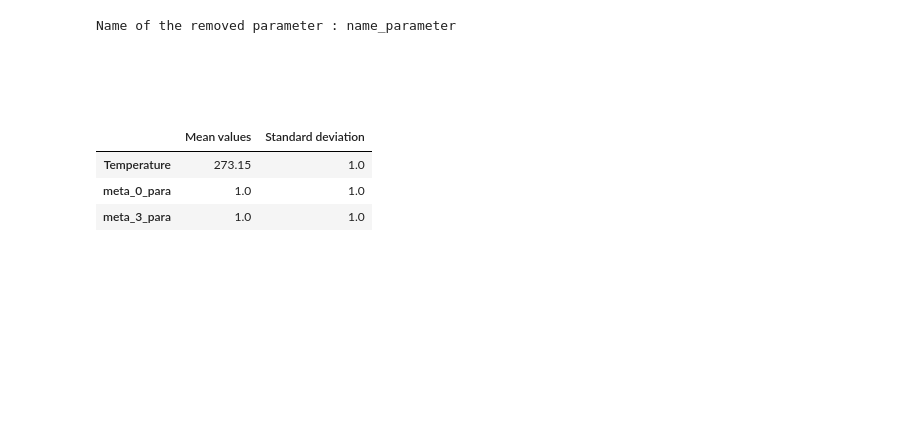
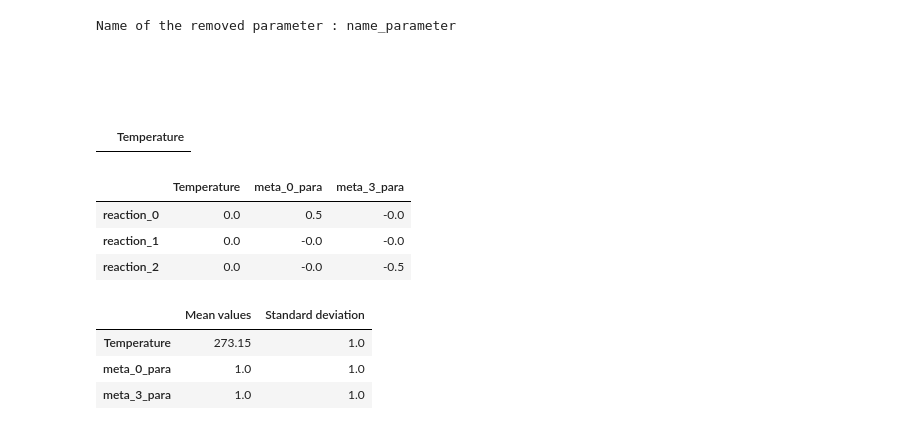
Before and after one commit to tuturax/BadAss, a Jupyter notebook: test_class.ipynb, the cells around one changed output. Cells and saved outputs as stored; diff of their text form; code cells hidden in the pictures; blank space fills up the shorter version.

```diff
--- a/test_class.ipynb
+++ b/test_class.ipynb
@@ -300,8 +299,19 @@ momo.parameters.remove(name = "name_parameter")
 Name of the removed parameter : name_parameter
 # %% [markdown]
 ### <font color='white'> [1.3.3] Add every externals metabolite as parameters </font>
+# %%
+momo.elasticity.p.df
+# %% [output]
+|  | Temperature |
 # %%
 momo.parameters.add_externals()
+# %%
+momo.elasticity.p.df
+# %% [output]
+|  | Temperature | meta_0_para | meta_3_para |
+| reaction_0 | 0.0 | 0.5 | -0.0 |
+| reaction_1 | 0.0 | -0.0 | -0.0 |
+| reaction_2 | 0.0 | -0.0 | -0.5 |
 # %%
 momo.parameters.df
 # %% [output]
```
Also changed, not shown: parts of 19 cells of this notebook, 7 other files.
